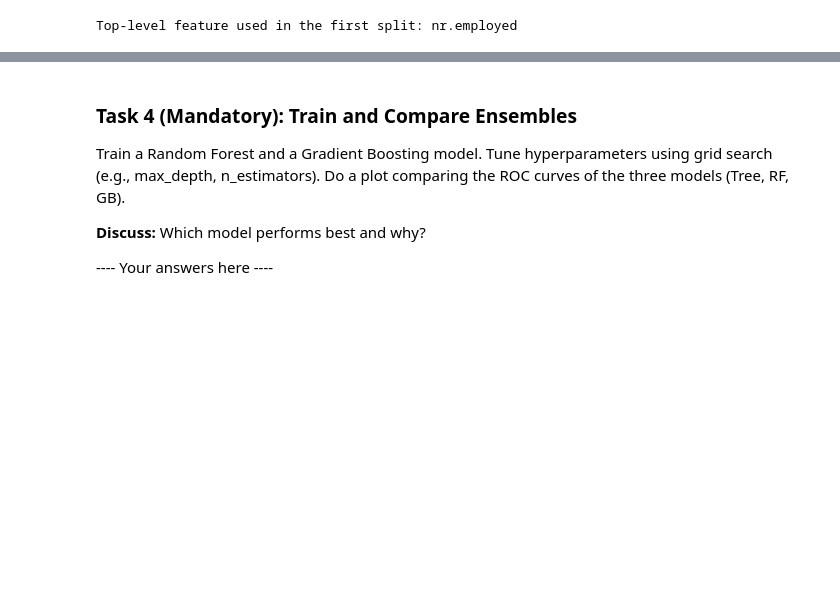
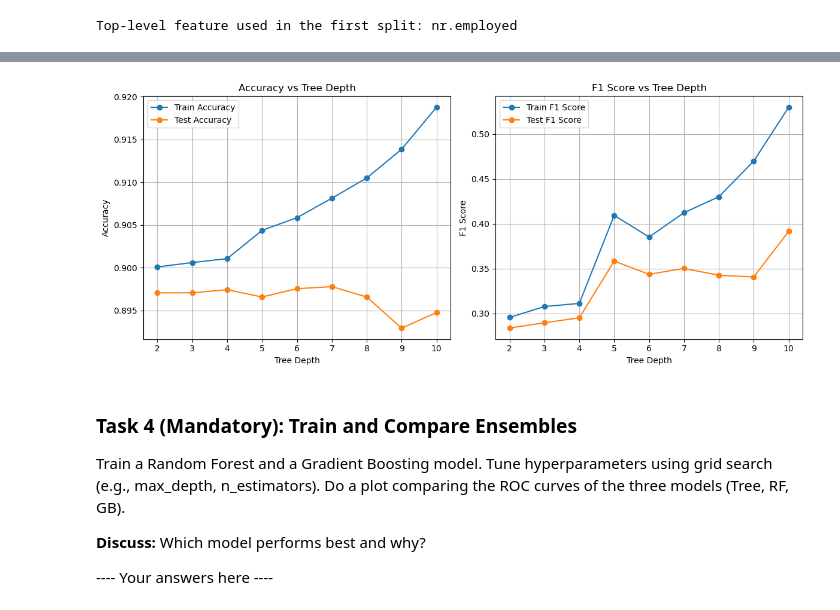
Before and after one commit to AakrishLama/MachineLearningModels, a Jupyter notebook: ModelsA3/username_A3.ipynb, the cells around one changed output, grey strips where cells are left out. Saved outputs shown, nothing was run; the diff lists cells and outputs as text; code cells hidden in the pictures; blank space fills up the shorter version.

Commit message:
comparing accuracy and F1score with depth ranging 2-11

```diff
--- a/ModelsA3/username_A3.ipynb
+++ b/ModelsA3/username_A3.ipynb
@@ -186,3 +189,89 @@ Train the same tree with increasing depths (e.g., 2 to 10). Evaluate on both tra
+# %%
+import pandas as pd
+import matplotlib.pyplot as plt
+from sklearn.tree import DecisionTreeClassifier
+from sklearn.model_selection import train_test_split
+from sklearn.preprocessing import LabelEncoder
+from sklearn.metrics import accuracy_score, f1_score
+
+# Step 1: Load the dataset
+file_path = '/Users/aakrishlama/Desktop/ML_2DV516/ML/ModelsA3/datasets/BankMarketing/bank-additional-full.csv'
+df = pd.read_csv(file_path, sep=';')
+
+# Step 2: Drop 'duration' (not usable in real predictions)
+df = df.drop(columns=['duration'])
+
+# Step 3: Encode categorical features
+df_encoded = df.copy()
+label_encoders = {}
+
+for column in df_encoded.columns:
+    if df_encoded[column].dtype == 'object':
+        le = LabelEncoder()
+        df_encoded[column] = le.fit_transform(df_encoded[column])
+        label_encoders[column] = le
+
+# Step 4: Split into features and target
+X = df_encoded.drop(columns=['y'])
+y = df_encoded['y']
+
+# Step 5: Split into train and test sets
+X_train, X_test, y_train, y_test = train_test_split(X, y, test_size=0.2, random_state=42)
+
+# Step 6: Initialize lists to store metrics
+depths = list(range(2, 11))  # depths from 2 to 10
+train_accuracies = []
+test_accuracies = []
+train_f1s = []
+test_f1s = []
+
+# Step 7: Train models with increasing depths
+for depth in depths:
+    clf = DecisionTreeClassifier(max_depth=depth, random_state=42)
+    clf.fit(X_train, y_train)
+
+    # Predictions
+    y_train_pred = clf.predict(X_train)
+    y_test_pred = clf.predict(X_test)
+
+    # Metrics
+    train_acc = accuracy_score(y_train, y_train_pred)
+    test_acc = accuracy_score(y_test, y_test_pred)
+    train_f1 = f1_score(y_train, y_train_pred)
+    test_f1 = f1_score(y_test, y_test_pred)
+
+    # Store metrics
+    train_accuracies.append(train_acc)
+    test_accuracies.append(test_acc)
+    train_f1s.append(train_f1)
+    test_f1s.append(test_f1)
+
+# Step 8: Plot Accuracy vs Depth
+plt.figure(figsize=(12, 5))
+
+plt.subplot(1, 2, 1)
+plt.plot(depths, train_accuracies, label='Train Accuracy', marker='o')
+plt.plot(depths, test_accuracies, label='Test Accuracy', marker='o')
+plt.xlabel('Tree Depth')
+plt.ylabel('Accuracy')
+plt.title('Accuracy vs Tree Depth')
+plt.legend()
+plt.grid(True)
+
+# Step 9: Plot F1 Score vs Depth
+plt.subplot(1, 2, 2)
+plt.plot(depths, train_f1s, label='Train F1 Score', marker='o')
+plt.plot(depths, test_f1s, label='Test F1 Score', marker='o')
+plt.xlabel('Tree Depth')
+plt.ylabel('F1 Score')
+plt.title('F1 Score vs Tree Depth')
+plt.legend()
+plt.grid(True)
+
+plt.tight_layout()
+plt.show()
+# %% [output]
+[figure, added]
 # %% [markdown]
 ### Task 4 (Mandatory): Train and Compare Ensembles
 Train a Random Forest and a Gradient Boosting model.
```
Also changed, not shown: parts of 1 cell of this notebook.
